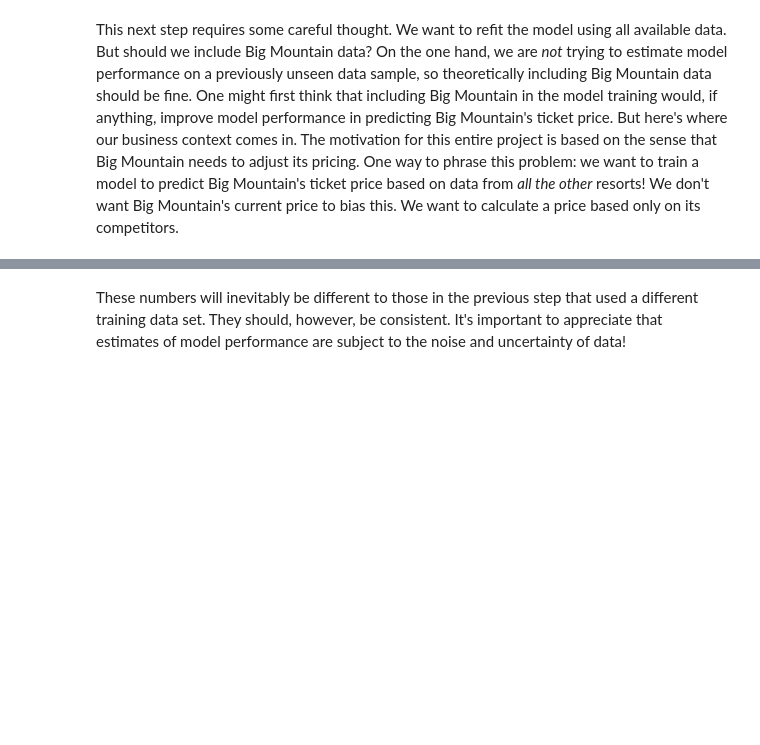
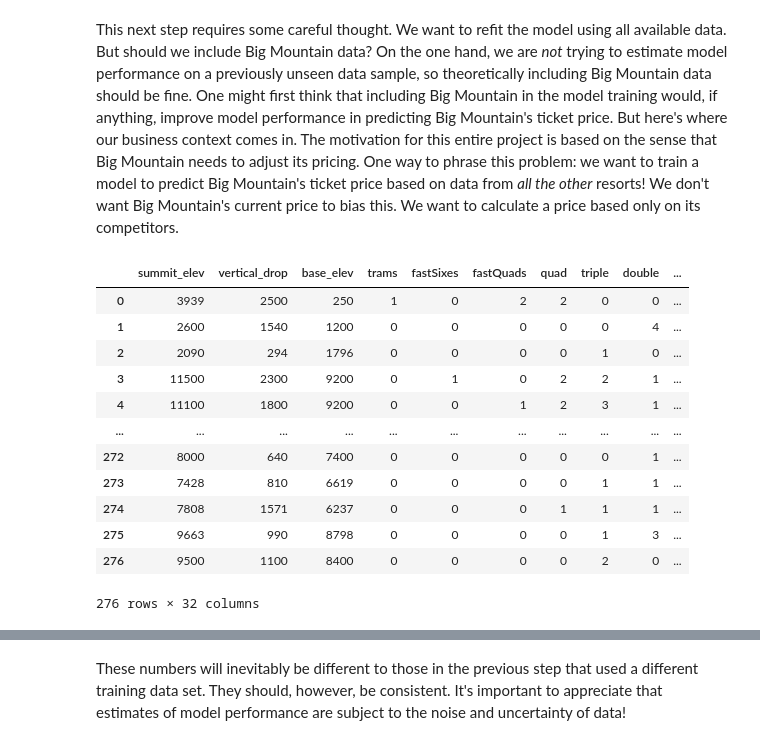
Before and after one commit to msalehi1357/DataScienceGuidedCapstone, a Jupyter notebook: Notebooks/05_modeling.ipynb, the cells around one changed output, grey strips where cells are left out. Drawn from its saved outputs; the diff is of its cells as text; code cells hidden in the pictures; blank space fills up the shorter version.

```diff
--- a/Notebooks/05_modeling.ipynb
+++ b/Notebooks/05_modeling.ipynb
@@ -94,5 +104,21 @@ This next step requires some careful thought. We want to refit the model using a
 # %%
 X = ski_data.loc[ski_data.Name != "Big Mountain Resort", model.X_columns]
 y = ski_data.loc[ski_data.Name != "Big Mountain Resort", 'AdultWeekend']
+# %%
+X
+# %% [output]
+|  | summit_elev | vertical_drop | base_elev | trams | fastSixes | fastQuads | quad | triple | double | ... |
+| 0 | 3939 | 2500 | 250 | 1 | 0 | 2 | 2 | 0 | 0 | ... |
+| 1 | 2600 | 1540 | 1200 | 0 | 0 | 0 | 0 | 0 | 4 | ... |
+| 2 | 2090 | 294 | 1796 | 0 | 0 | 0 | 0 | 1 | 0 | ... |
+| 3 | 11500 | 2300 | 9200 | 0 | 1 | 0 | 2 | 2 | 1 | ... |
+| 4 | 11100 | 1800 | 9200 | 0 | 0 | 1 | 2 | 3 | 1 | ... |
+| ... | ... | ... | ... | ... | ... | ... | ... | ... | ... | ... |
+| 272 | 8000 | 640 | 7400 | 0 | 0 | 0 | 0 | 0 | 1 | ... |
+| 273 | 7428 | 810 | 6619 | 0 | 0 | 0 | 0 | 1 | 1 | ... |
+| 274 | 7808 | 1571 | 6237 | 0 | 0 | 0 | 1 | 1 | 1 | ... |
+| 275 | 9663 | 990 | 8798 | 0 | 0 | 0 | 0 | 1 | 3 | ... |
+| 276 | 9500 | 1100 | 8400 | 0 | 0 | 0 | 0 | 2 | 0 | ... |
+276 rows × 32 columns
 # %%
 len(X), len(y)
```
Also changed, not shown: parts of 31 cells of this notebook.
